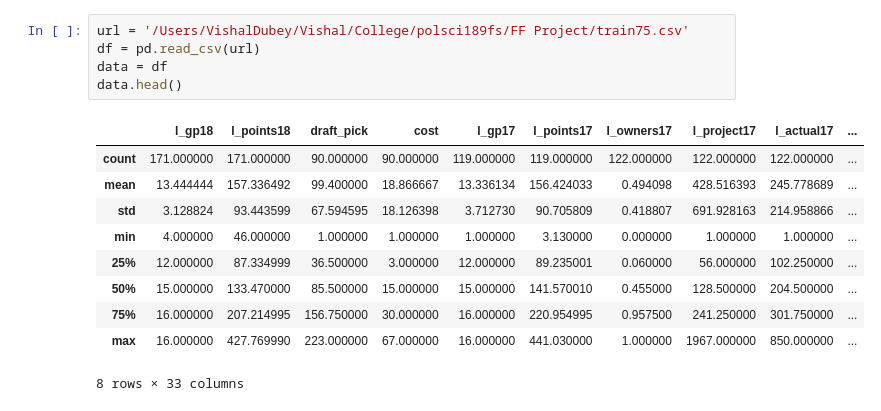
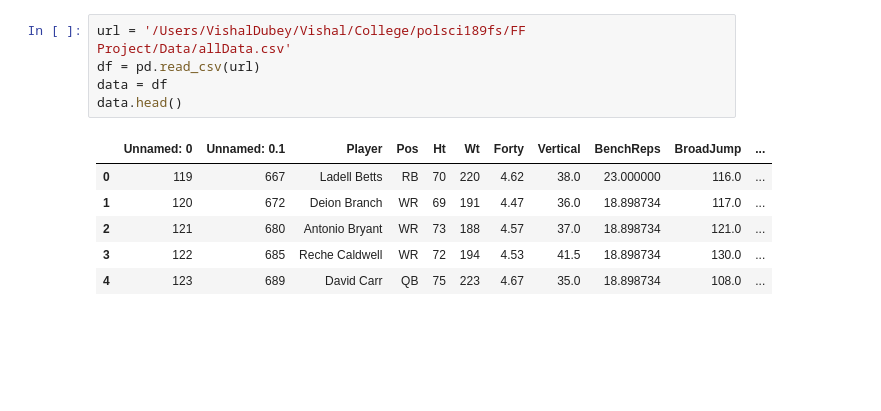
Before and after one commit to vishaldubey01/NFLFootballPredictorModel, a Jupyter notebook: Model2.ipynb, the cells around one changed output. Cells and saved outputs as stored; diff of their text form; blank space fills up the shorter version.

```diff
--- a/Model2.ipynb
+++ b/Model2.ipynb
@@ -18,19 +33,15 @@ from sklearn import preprocessing
 # %%
-url = '/Users/VishalDubey/Vishal/College/polsci189fs/FF Project/train75.csv'
+url = '/Users/VishalDubey/Vishal/College/polsci189fs/FF Project/Data/allData.csv'
 df = pd.read_csv(url)
 data = df
 data.head()
 # %% [output]
-|  | l_gp18 | l_points18 | draft_pick | cost | l_gp17 | l_points17 | l_owners17 | l_project17 | l_actual17 | ... |
-| count | 171.000000 | 171.000000 | 90.000000 | 90.000000 | 119.000000 | 119.000000 | 122.000000 | 122.000000 | 122.000000 | ... |
-| mean | 13.444444 | 157.336492 | 99.400000 | 18.866667 | 13.336134 | 156.424033 | 0.494098 | 428.516393 | 245.778689 | ... |
-| std | 3.128824 | 93.443599 | 67.594595 | 18.126398 | 3.712730 | 90.705809 | 0.418807 | 691.928163 | 214.958866 | ... |
-| min | 4.000000 | 46.000000 | 1.000000 | 1.000000 | 1.000000 | 3.130000 | 0.000000 | 1.000000 | 1.000000 | ... |
-| 25% | 12.000000 | 87.334999 | 36.500000 | 3.000000 | 12.000000 | 89.235001 | 0.060000 | 56.000000 | 102.250000 | ... |
-| 50% | 15.000000 | 133.470000 | 85.500000 | 15.000000 | 15.000000 | 141.570010 | 0.455000 | 128.500000 | 204.500000 | ... |
-| 75% | 16.000000 | 207.214995 | 156.750000 | 30.000000 | 16.000000 | 220.954995 | 0.957500 | 241.250000 | 301.750000 | ... |
-| max | 16.000000 | 427.769990 | 223.000000 | 67.000000 | 16.000000 | 441.030000 | 1.000000 | 1967.000000 | 850.000000 | ... |
+|  | Unnamed: 0 | Unnamed: 0.1 | Player | Pos | Ht | Wt | Forty | Vertical | BenchReps | BroadJump | ... |
+| 0 | 119 | 667 | Ladell Betts | RB | 70 | 220 | 4.62 | 38.0 | 23.000000 | 116.0 | ... |
+| 1 | 120 | 672 | Deion Branch | WR | 69 | 191 | 4.47 | 36.0 | 18.898734 | 117.0 | ... |
+| 2 | 121 | 680 | Antonio Bryant | WR | 73 | 188 | 4.57 | 37.0 | 18.898734 | 121.0 | ... |
+| 3 | 122 | 685 | Reche Caldwell | WR | 72 | 194 | 4.53 | 41.5 | 18.898734 | 130.0 | ... |
+| 4 | 123 | 689 | David Carr | QB | 75 | 223 | 4.67 | 35.0 | 18.898734 | 108.0 | ... |
-8 rows × 33 columns
 # %%
 data.describe()
 # %% [output]
```
Also changed, not shown: parts of 17 cells of this notebook, 1 other file.
